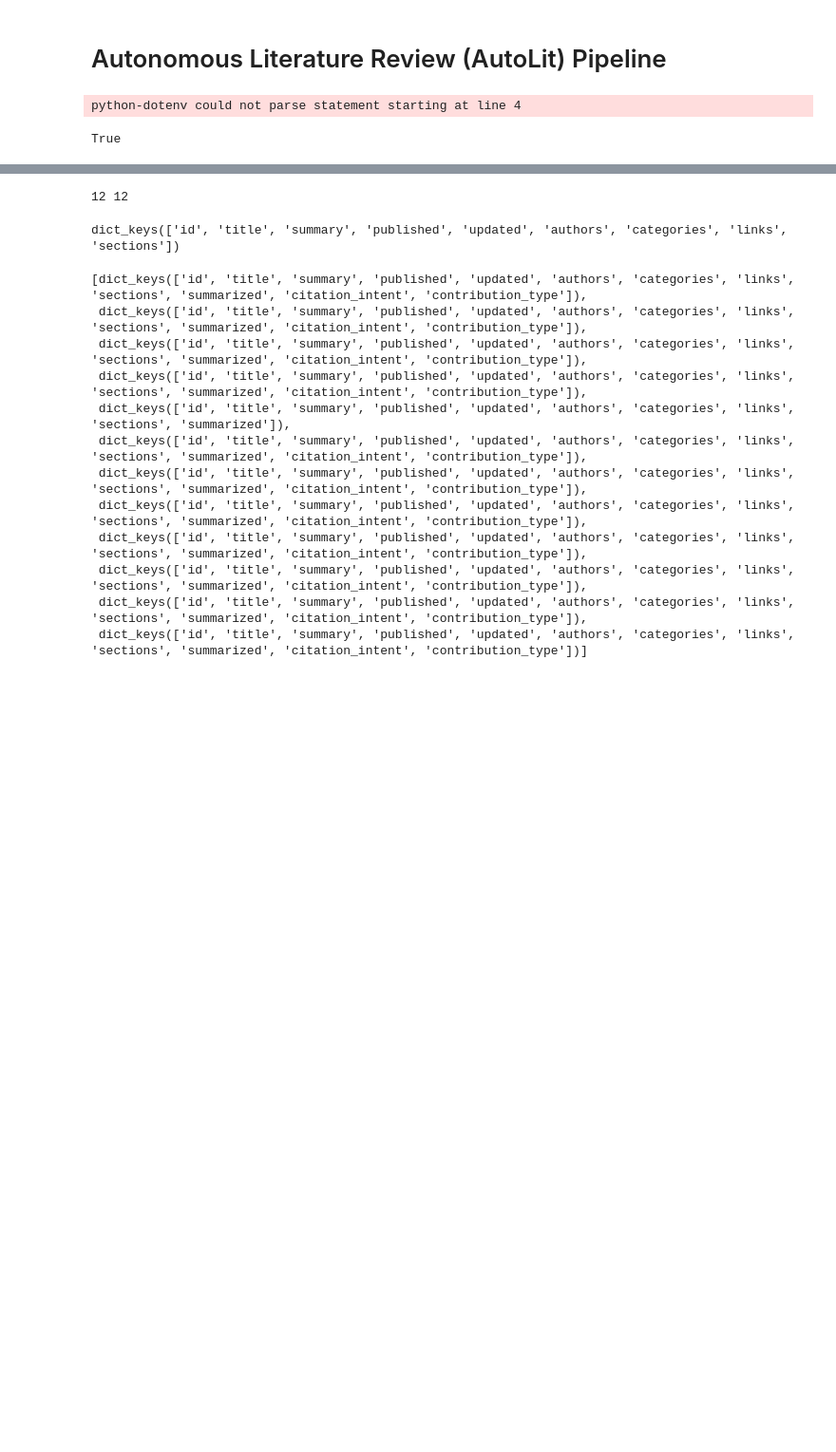
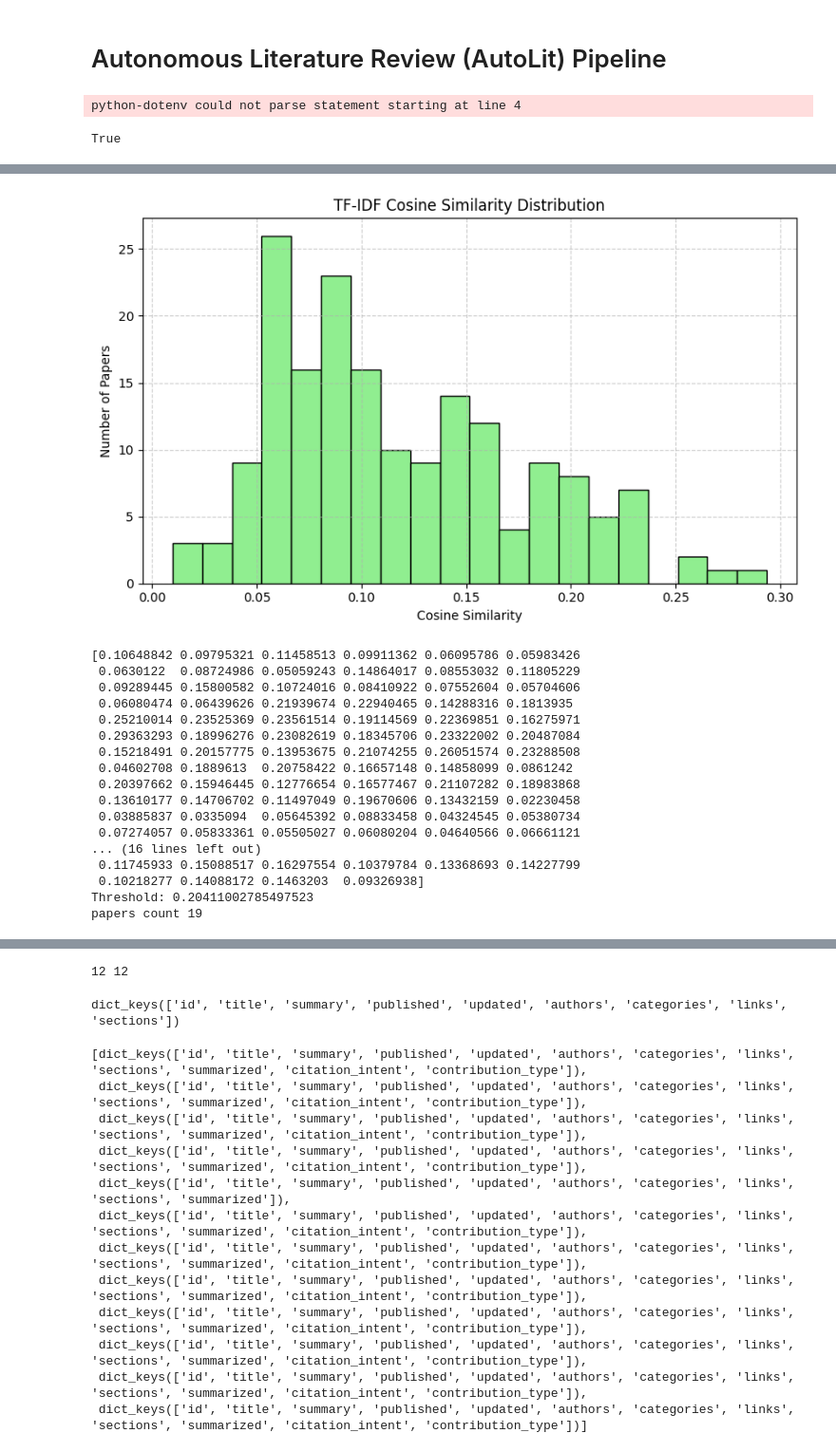
Before and after one commit to abhiyandhakal/autolit, a Jupyter notebook: app/main.ipynb, the cells around one changed output, grey strips where cells are left out. Shown at 95% size. Saved outputs shown, nothing was run; the diff lists cells and outputs as text; code cells hidden in the pictures; blank space fills up the shorter version.

```diff
--- a/app/main.ipynb
+++ b/app/main.ipynb
@@ -226,2 +272,79 @@ papers count 12
+# %%
+from sklearn.feature_extraction.text import TfidfVectorizer
+from sklearn.metrics.pairwise import cosine_similarity
+from typing import List, Dict
+import matplotlib.pyplot as plt
+import numpy as np
+
+def retrieve_relevant_papers_tfidf(title: str, abstract: str, related_papers: List[Dict]) -> List[Dict[str,str]]:
+    '''
+    Retrieve top related papers using TF-IDF + Cosine Similarity.
+    '''
+    if not related_papers:
+        return []
+
+    # Combine query and documents
+    query = f"{title.strip()} {abstract.strip()}"
+
+    paper_contents = []
+    for paper in related_papers:
+        paper_title = paper.get('title', '').strip()
+        paper_abstract = paper.get('summary', '').strip()
+        paper_contents.append(f"{paper_title} {paper_abstract}")
+
+    all_texts = [query] + paper_contents  # Query goes first
+
+    # Create TF-IDF vectorizer and fit
+    vectorizer = TfidfVectorizer(stop_words='english', max_features=10000)
+    tfidf_matrix = vectorizer.fit_transform(all_texts)
+
+    # Compute cosine similarity (query vs each document)
+    cosine_scores = cosine_similarity(tfidf_matrix[0:1], tfidf_matrix[1:]).flatten()
+
+    # Plot histogram
+    plt.figure(figsize=(8, 5))
+    plt.hist(cosine_scores, bins=20, color='lightgreen', edgecolor='black')
+    plt.title("TF-IDF Cosine Similarity Distribution")
+    plt.xlabel("Cosine Similarity")
+    plt.ylabel("Number of Papers")
+    plt.grid(True, linestyle='--', alpha=0.6)
+    plt.tight_layout()
+    plt.show()
+
+    print(cosine_scores)
+
+    # Use IQR method
+    q1 = np.quantile(cosine_scores, 0.25)
+    q3 = np.quantile(cosine_scores, 0.75)
+    iqr = q3 - q1
+    threshold = q3 + 0.5 * iqr
+    print("Threshold:", threshold)
+
+    # Select relevant papers
+    relevant_indices = np.where(cosine_scores >= threshold)[0]
+    relevant_papers = [related_papers[i] for i in relevant_indices.tolist()]
+    return relevant_papers
+
+top_papers = retrieve_relevant_papers_tfidf(title, abstract, papers)
+print("papers count", len(top_papers))
+# %% [output]
+[figure, added]
+[0.10648842 0.09795321 0.11458513 0.09911362 0.06095786 0.05983426
+ 0.0630122  0.08724986 0.05059243 0.14864017 0.08553032 0.11805229
+ 0.09289445 0.15800582 0.10724016 0.08410922 0.07552604 0.05704606
+ 0.06080474 0.06439626 0.21939674 0.22940465 0.14288316 0.1813935
+ 0.25210014 0.23525369 0.23561514 0.19114569 0.22369851 0.16275971
+ 0.29363293 0.18996276 0.23082619 0.18345706 0.23322002 0.20487084
+ 0.15218491 0.20157775 0.13953675 0.21074255 0.26051574 0.23288508
+ 0.04602708 0.1889613  0.20758422 0.16657148 0.14858099 0.0861242
+ 0.20397662 0.15946445 0.12776654 0.16577467 0.21107282 0.18983868
+ 0.13610177 0.14706702 0.11497049 0.19670606 0.13432159 0.02230458
+ 0.03885837 0.0335094  0.05645392 0.08833458 0.04324545 0.05380734
+ 0.07274057 0.05833361 0.05505027 0.06080204 0.04640566 0.06661121
+... (16 lines left out)
+ 0.11745933 0.15088517 0.16297554 0.10379784 0.13368693 0.14227799
+ 0.10218277 0.14088172 0.1463203  0.09326938]
+Threshold: 0.20411002785497523
+papers count 19
 # %%
 __import__('pprint').pprint(top_papers[0])
```
Also changed, not shown: parts of 3 cells of this notebook, 5 other files.
